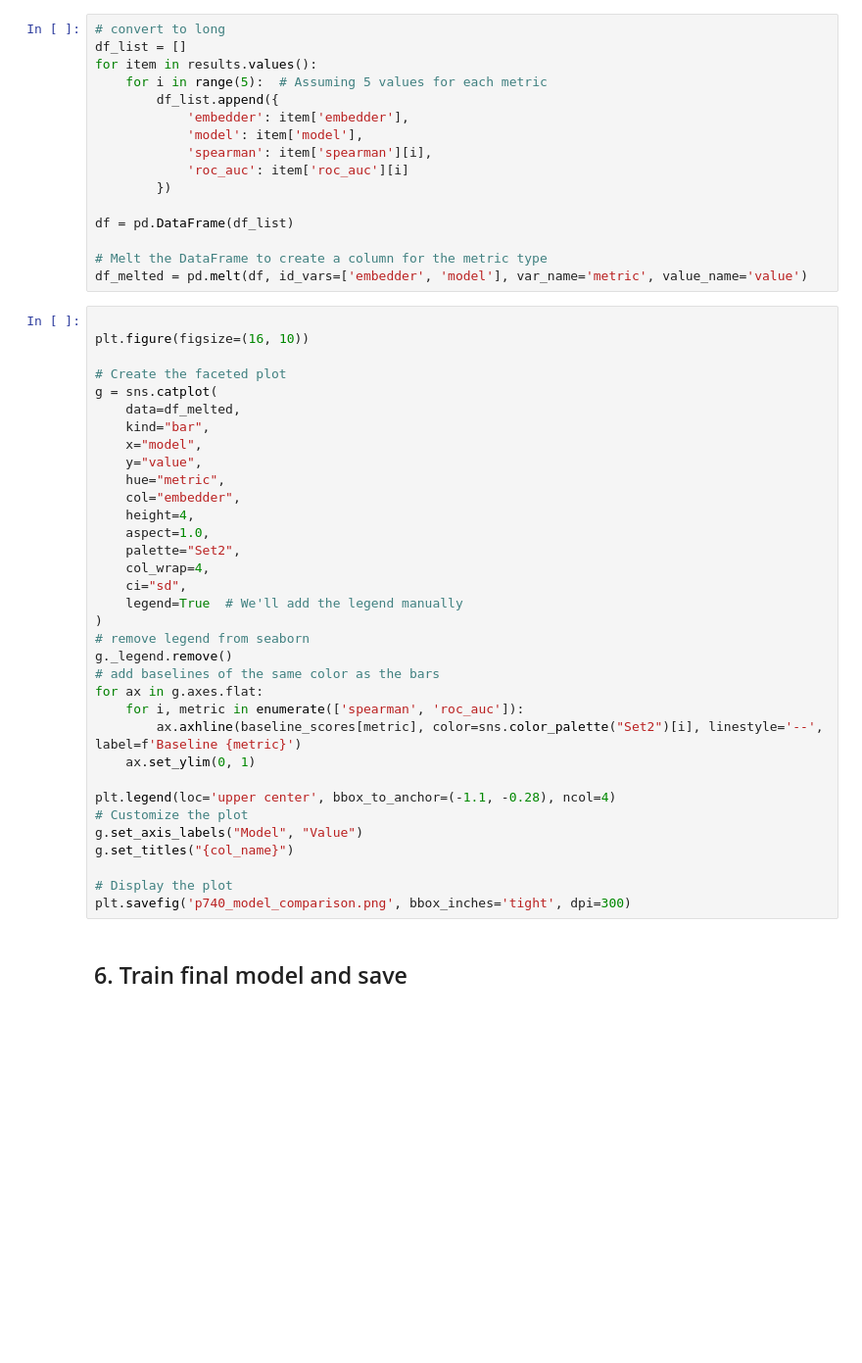
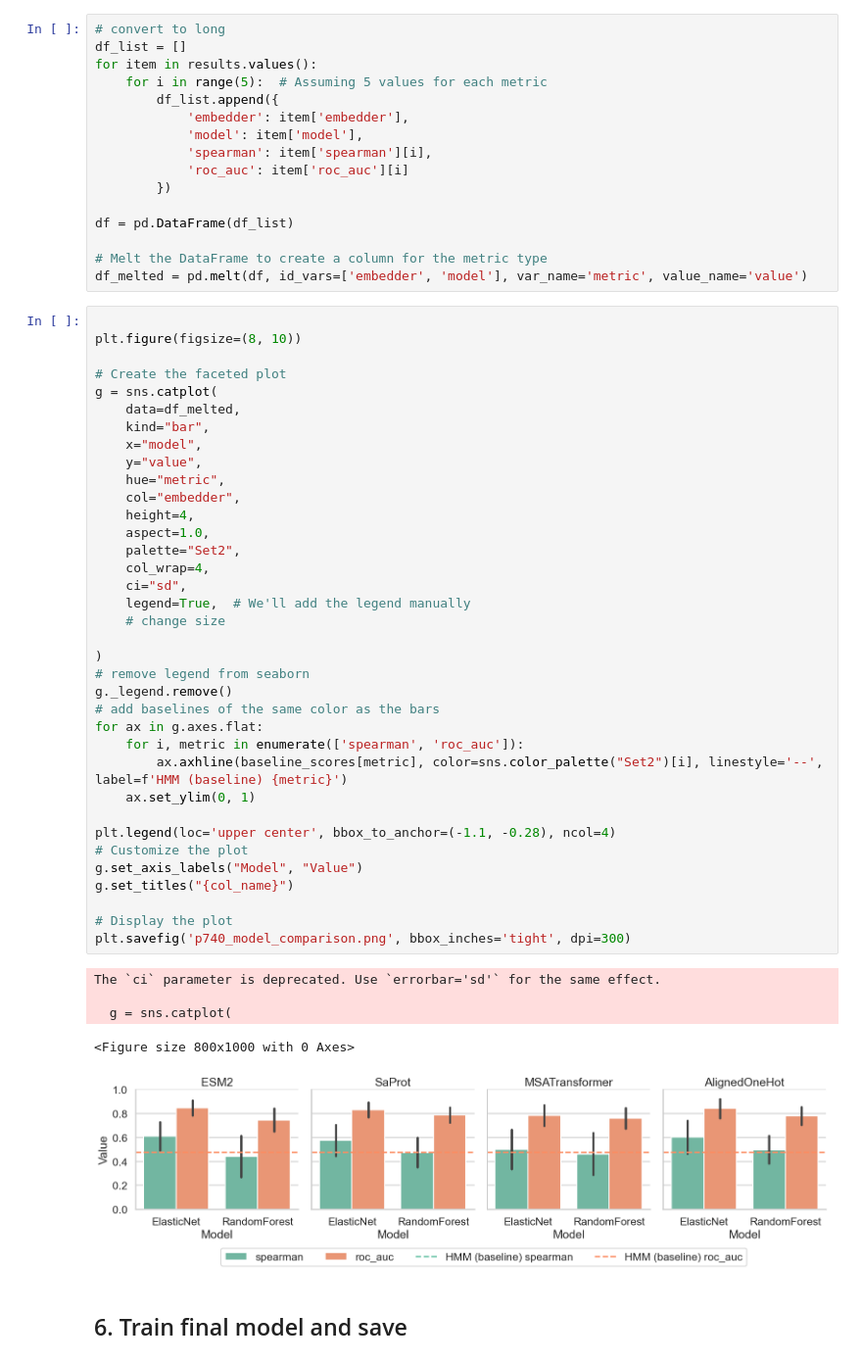
Before and after one commit to EvanKomp/aide_predict, a Jupyter notebook: showcase/wt_petase_model_creation.ipynb, the cells around one changed output. Shown at 98% size. Saved outputs shown, nothing was run; the diff lists cells and outputs as text; blank space fills up the shorter version.

```diff
--- a/showcase/wt_petase_model_creation.ipynb
+++ b/showcase/wt_petase_model_creation.ipynb
@@ -214,38 +256,46 @@ df = pd.DataFrame(df_list)
 df_melted = pd.melt(df, id_vars=['embedder', 'model'], var_name='metric', value_name='value')
 # %%
 
-plt.figure(figsize=(16, 10))
+plt.figure(figsize=(8, 10))
 
 # Create the faceted plot
 g = sns.catplot(
     data=df_melted,
     kind="bar",
     x="model",
     y="value",
     hue="metric",
     col="embedder",
     height=4,
     aspect=1.0,
     palette="Set2",
     col_wrap=4,
     ci="sd",
-    legend=True  # We'll add the legend manually
+    legend=True,  # We'll add the legend manually
+    # change size
+
 )
 # remove legend from seaborn
 g._legend.remove()
 # add baselines of the same color as the bars
 for ax in g.axes.flat:
     for i, metric in enumerate(['spearman', 'roc_auc']):
-        ax.axhline(baseline_scores[metric], color=sns.color_palette("Set2")[i], linestyle='--', label=f'Baseline {metric}')
+        ax.axhline(baseline_scores[metric], color=sns.color_palette("Set2")[i], linestyle='--', label=f'HMM (baseline) {metric}')
     ax.set_ylim(0, 1)
 
 plt.legend(loc='upper center', bbox_to_anchor=(-1.1, -0.28), ncol=4)
 # Customize the plot
 g.set_axis_labels("Model", "Value")
 g.set_titles("{col_name}")
 
 # Display the plot
 plt.savefig('p740_model_comparison.png', bbox_inches='tight', dpi=300)
+# %% [output]
+The `ci` parameter is deprecated. Use `errorbar='sd'` for the same effect.
+
+  g = sns.catplot(
+<Figure size 800x1000 with 0 Axes>
+[figure, added]
 # %% [markdown]
 ## 6. Train final model and save
 # %%
```
Also changed, not shown: parts of 18 cells of this notebook, 2 other files.
